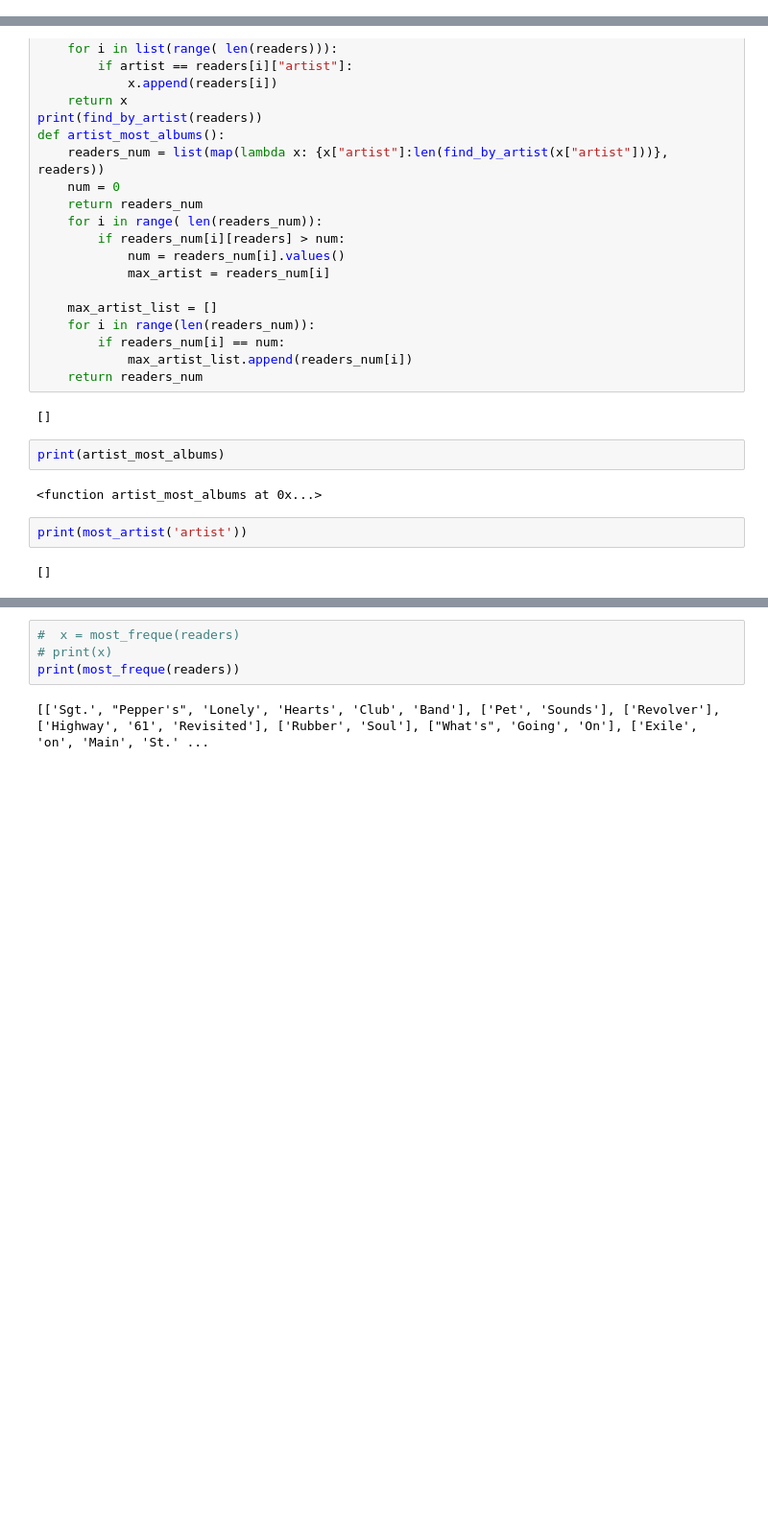
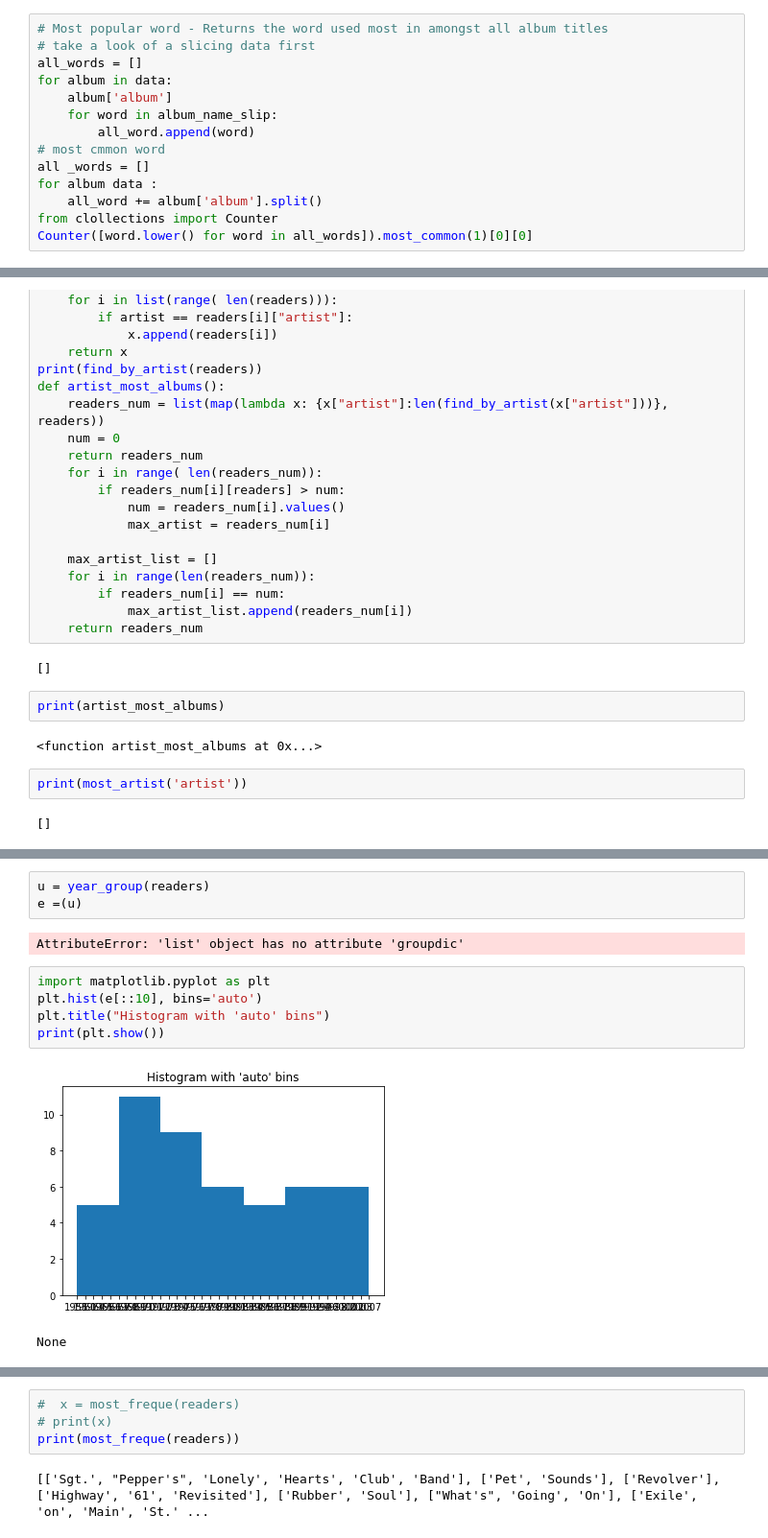
Before and after one commit to Cristinamulas/nyc-mhtn-ds-060319-lectures, a Jupyter notebook: Mod_1/rolling-stones/index.ipynb, the cells around one changed output, grey strips where cells are left out. Shown at 96% size. Saved outputs shown, nothing was run; the diff lists cells and outputs as text; blank space fills up the shorter version.

```diff
--- a/Mod_1/rolling-stones/index.ipynb
+++ b/Mod_1/rolling-stones/index.ipynb
@@ -75,0 +81,14 @@ Each of the following functions can be defined in the `functions.py` file.
+# %%
+# Most popular word - Returns the word used most in amongst all album titles
+# take a look of a slicing data first
+all_words = []
+for album in data:
+    album['album']
+    for word in album_name_slip:
+        all_word.append(word)
+# most cmmon word
+all _words = []
+for album data :
+    all_word += album['album'].split()
+from clollections import Counter
+Counter([word.lower() for word in all_words]).most_common(1)[0][0]
@@ -192,3 +266,16 @@ TypeError: 'list' object cannot be interpreted as an integer
+# %%
+u = year_group(readers)
+e =(u)
+# %% [output]
+AttributeError: 'list' object has no attribute 'groupdic'
+# %%
+import matplotlib.pyplot as plt
+plt.hist(e[::10], bins='auto')
+plt.title("Histogram with 'auto' bins")
+print(plt.show())
+# %% [output]
+[figure, added]
+None
 # %%
 # most frequece words
 
```
Also changed, not shown: parts of 10 cells of this notebook, 1 other file.
